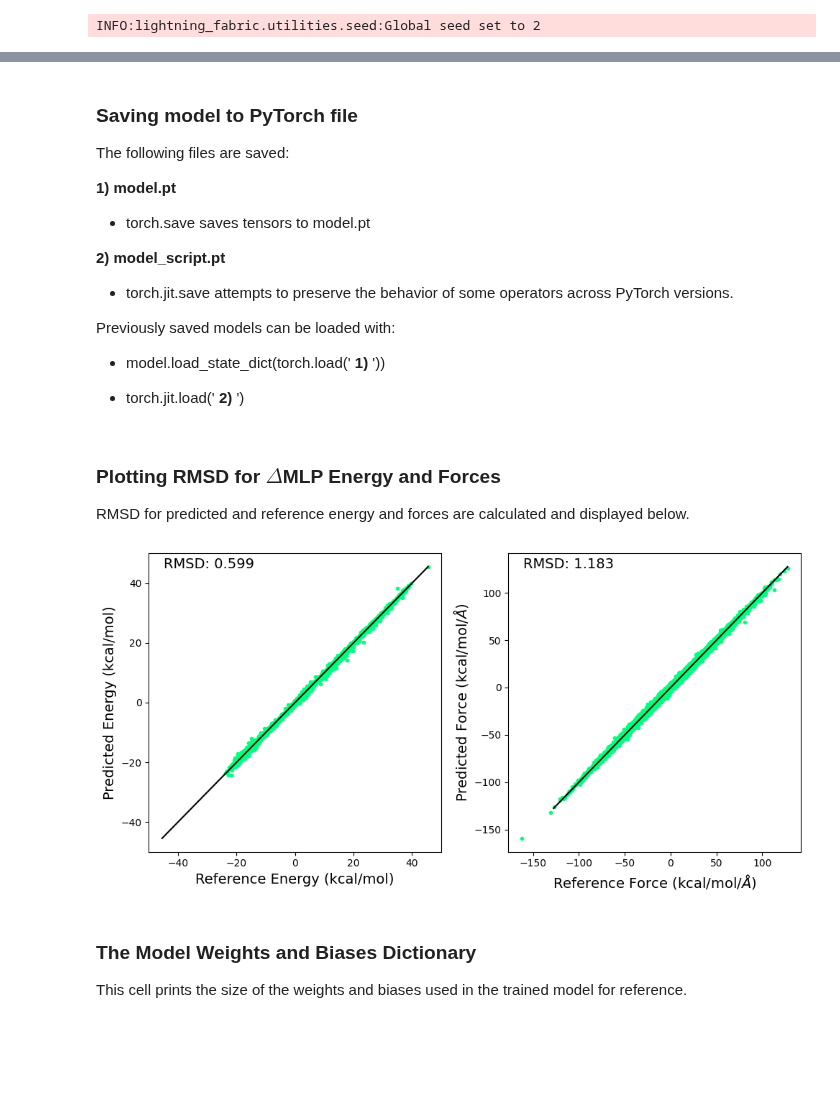
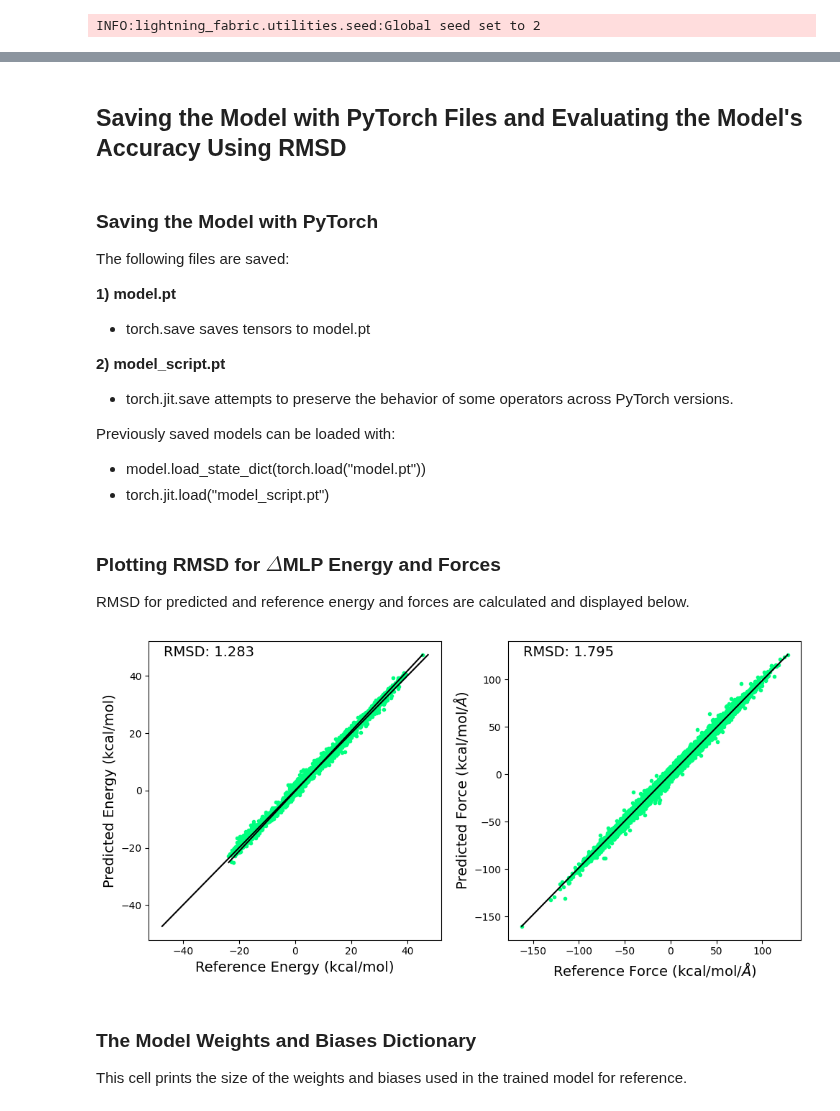
Before and after one commit to cc-ats/mlp_tutorial, a Jupyter notebook: Lesson5_BP-FNN_MLP.ipynb, the cells around one changed output, grey strips where cells are left out. Cells and saved outputs as stored; diff of their text form; code cells hidden in the pictures; blank space fills up the shorter version.

```diff
--- a/Lesson5_BP-FNN_MLP.ipynb
+++ b/Lesson5_BP-FNN_MLP.ipynb
@@ -189,10 +184,10 @@ class Feature(nn.Module):
         ShfR = self.ShfR[atom_types].to(device=coords.device)
         Zeta = self.Zeta[atom_types].to(device=coords.device)
         EtaA = self.EtaA[atom_types].to(device=coords.device)
-        g2 = symmetry_function_g2(rij, self.Rcr, EtaR, ShfR)
-        g3 = symmetry_function_g3(rij, self.Rca, Zeta, EtaA)
+        g1 = symmetry_function_g1(rij, self.Rcr, EtaR, ShfR)
+        g2 = symmetry_function_g2(rij, self.Rca, Zeta, EtaA)
 
-        return torch.concat((g2, g3), dim=2)
+        return torch.concat((g1, g2), dim=2)
 
     @property
     def output_length(self) -> int:
@@ -225,10 +220,10 @@ class FeatureANI(nn.Module):
         ShfZ = self.ShfZ.to(device=coords.device)[atom_types]
         EtaA = self.EtaA.to(device=coords.device)[atom_types]
         ShfA = self.ShfA.to(device=coords.device)[atom_types]
-        g2 = symmetry_function_g2(rij, self.Rcr, EtaR, ShfR)
-        g3 = symmetry_function_g3ani(rij, self.Rca, Zeta, ShfZ, EtaA, ShfA)
+        g1 = symmetry_function_g1(rij, self.Rcr, EtaR, ShfR)
+        g2 = symmetry_function_g2ani(rij, self.Rca, Zeta, ShfZ, EtaA, ShfA)
 
-        return torch.concat((g2, g3), dim=2)
+        return torch.concat((g1, g2), dim=2)
 
     @property
     def output_length(self) -> int:
@@ -387,8 +385,7 @@ else:
 fitting_net = Fitting(3, descriptor.output_length, neuron=[240, 240, 240])
 model = BPNN(descriptor, fitting_net, learning_rate=5e-4)
 csv_logger = pl_loggers.CSVLogger('logs_csv/')
-trainer = pl.Trainer(max_epochs=500, logger=csv_logger, log_every_n_steps=20, accelerator='auto')
-
+trainer = pl.Trainer(max_epochs=100, logger=csv_logger, log_every_n_steps=20, accelerator='auto')
 trainer.fit(model, train_loader, val_loader)
 model.to(device)
 # %% [output]
@@ -413,5 +409,7 @@ INFO:pytorch_lightning.utilities.rank_zero:`Trainer.fit` stopped: `max_epochs=50
+# %% [markdown]
+## Saving the Model with PyTorch Files and Evaluating the Model's Accuracy Using RMSD
 # %% [markdown]
-### Saving model to PyTorch file
+### Saving the Model with PyTorch
 
 The following files are saved:
 
@@ -422,9 +420,8 @@ The following files are saved:
 - torch.jit.save attempts to preserve the behavior of some operators across PyTorch versions.
 
 Previously saved models can be loaded with:
-- model.load_state_dict(torch.load(' **1)** '))
-
-- torch.jit.load(' **2)** ')
+ - model.load_state_dict(torch.load("model.pt"))
+ - torch.jit.load("model_script.pt")
 # %%
 torch.save(model.state_dict(), 'model.pt')
 torch.jit.save(model.to_torchscript(), "model_script.pt")
@@ -437,30 +434,31 @@ RMSD for predicted and reference energy and forces are calculated and displayed
 # %%
 import matplotlib.pyplot as plt
 
 fig, ax = plt.subplots(1,2,figsize=(10,5))
 
 e1 = energy.cpu().detach().numpy() + np.load(ds.open("https://github.com/cc-ats/mlp_tutorial/raw/main/Claisen_Rearrangement/energy_sqm.npy","rb")) * 27.2114 * 23.061
 e2 = ene_pred.cpu().detach().numpy() + np.load(ds.open("https://github.com/cc-ats/mlp_tutorial/raw/main/Claisen_Rearrangement/energy_sqm.npy","rb")) * 27.2114 * 23.061
 
 ax[0].plot(e1, e2, linestyle='none', marker='.', color='springgreen')
 ax[0].plot([np.max(np.concatenate((e1,e2))), -np.max(np.concatenate((e1,e2)))], [np.max(np.concatenate((e1,e2))), -np.max(np.concatenate((e1,e2)))], color="k", linewidth=1.5)
+ax[0].plot([np.max(e1), np.min(e1)], [np.max(e2), np.min(e2)] , color="k", linewidth=1.5)
 ax[0].set_xlabel("Reference Energy (kcal/mol)", size=14)
 ax[0].set_ylabel("Predicted Energy (kcal/mol)", size=14)
 ax[0].annotate('RMSD: %.3f' % np.sqrt(np.mean((e1 - e2)**2)), xy=(0.05, 0.95), xycoords='axes fraction', size=14)
 
 f1 = -qm_gradient.cpu().detach().numpy().reshape(-1) - np.load(ds.open("https://github.com/cc-ats/mlp_tutorial/raw/main/Claisen_Rearrangement/qm_grad_sqm.npy","rb")).reshape(-1) * 27.2114 * 23.061 / 0.529177249
 f2 = -grad_pred.cpu().detach().numpy().reshape(-1) - np.load(ds.open("https://github.com/cc-ats/mlp_tutorial/raw/main/Claisen_Rearrangement/qm_grad_sqm.npy","rb")).reshape(-1) * 27.2114 * 23.061 / 0.529177249
 
 ax[1].plot(f1, f2, linestyle='none', marker='.', color='springgreen')
-plt.plot([-np.abs(np.max(np.concatenate((f1,f2)))), np.max(np.concatenate((f1,f2)))], [-np.max(np.concatenate((f1,f2))), np.max(np.concatenate((f1,f2)))], color="k", linewidth=1.5)
+ax[1].plot([np.max(f1), np.min(f1)], [np.max(f2), np.min(f2)] , color="k", linewidth=1.5)
 ax[1].set_xlabel(r'Reference Force (kcal/mol/$\AA$)', size=14)
 ax[1].set_ylabel(r'Predicted Force (kcal/mol/$\AA$)', size=14)
 ax[1].annotate('RMSD: %.3f' % np.sqrt(np.mean((f1 - f2)**2)), xy=(0.05, 0.95), xycoords='axes fraction', size=14)
 
 plt.tight_layout()
 plt.savefig('rmsd.png', dpi=300)
 # %% [output]
-[figure, old version]
+[figure, new version]
 # %% [markdown]
 ### The Model Weights and Biases Dictionary
 
```
Also changed, not shown: parts of 24 cells of this notebook.
